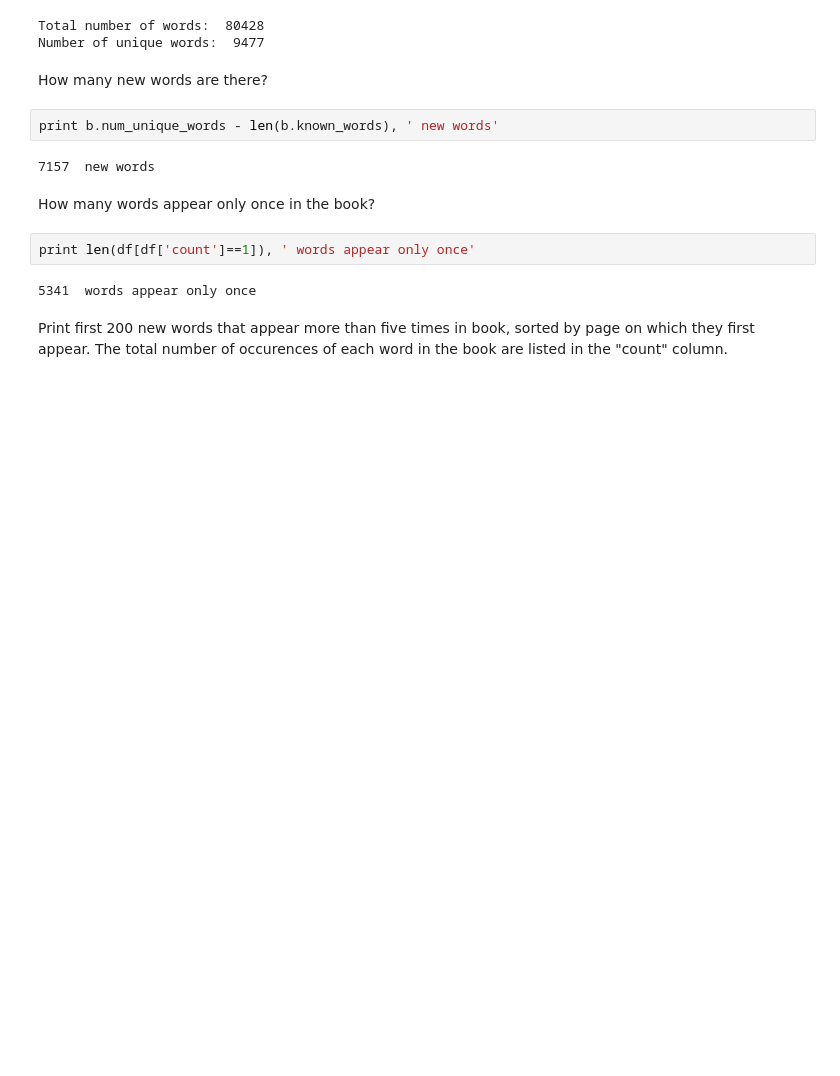
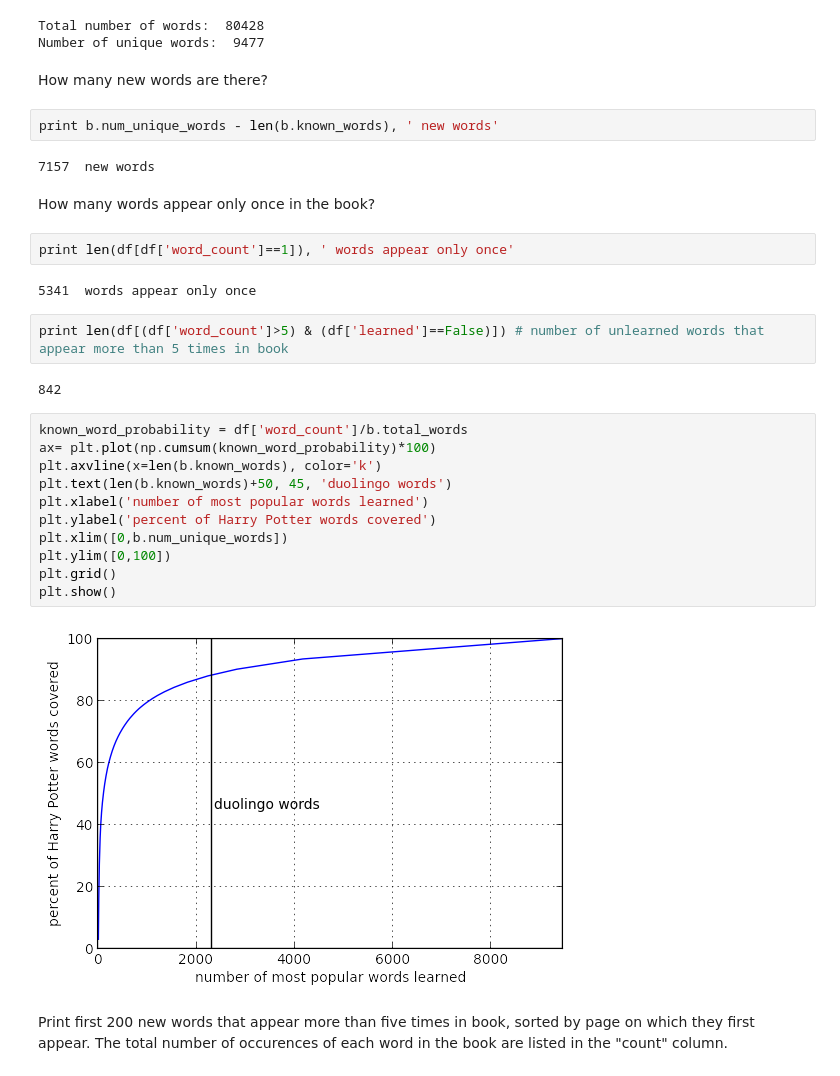
Before and after one commit to caseynbrock/harry_potter_german_words, a Jupyter notebook: harry_potter_word_stats.ipynb, the cells around one changed output. Drawn from its saved outputs; the diff is of its cells as text; blank space fills up the shorter version.

```diff
--- a/harry_potter_word_stats.ipynb
+++ b/harry_potter_word_stats.ipynb
@@ -19,9 +22,26 @@ print b.num_unique_words - len(b.known_words), ' new words'
 # %% [markdown]
 How many words appear only once in the book?
 # %%
-print len(df[df['count']==1]), ' words appear only once'
+print len(df[df['word_count']==1]), ' words appear only once'
 # %% [output]
 5341  words appear only once
+# %%
+print len(df[(df['word_count']>5) & (df['learned']==False)]) # number of unlearned words that appear more than 5 times in book
+# %% [output]
+842
+# %%
+known_word_probability = df['word_count']/b.total_words
+ax= plt.plot(np.cumsum(known_word_probability)*100)
+plt.axvline(x=len(b.known_words), color='k')
+plt.text(len(b.known_words)+50, 45, 'duolingo words')
+plt.xlabel('number of most popular words learned')
+plt.ylabel('percent of Harry Potter words covered')
+plt.xlim([0,b.num_unique_words])
+plt.ylim([0,100])
+plt.grid()
+plt.show()
+# %% [output]
+[figure, added]
 # %% [markdown]
 Print first 200 new words that appear more than five times in book, sorted by page on which they first appear. The total number of occurences of each word in the book are listed in the "count" column.
 # %%
```
Also changed, not shown: parts of 6 cells of this notebook.
